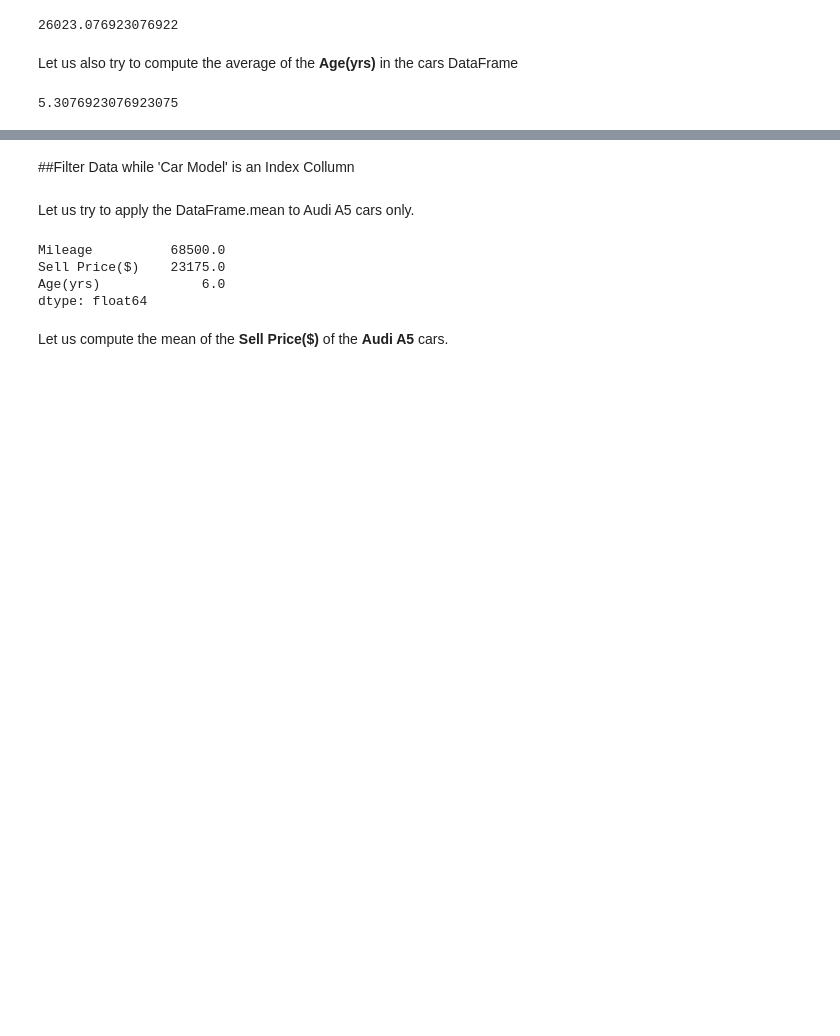
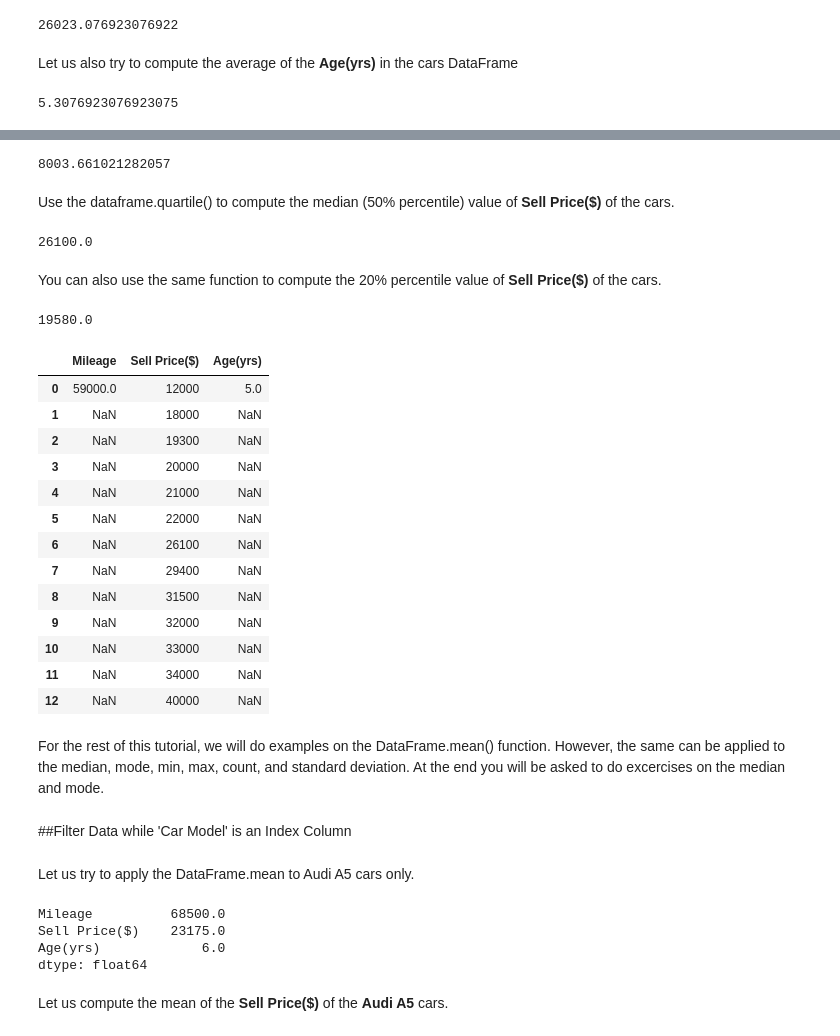
Before and after one commit to mkjubran/IntroToPython-NonIT, a Jupyter notebook: StatisticsforDataScience.ipynb, the cells around one changed output, grey strips where cells are left out. Saved outputs shown, nothing was run; the diff lists cells and outputs as text; code cells hidden in the pictures; blank space fills up the shorter version.

```diff
--- a/StatisticsforDataScience.ipynb
+++ b/StatisticsforDataScience.ipynb
@@ -103,5 +155,40 @@ cars['Age(yrs)'].mean()
+# %%
+cars['Sell Price($)'].std()
+# %% [output]
+8003.661021282057
+# %% [markdown]
+Use the dataframe.quartile() to compute the median (50% percentile) value of **Sell Price($)** of the cars.
+# %%
+cars['Sell Price($)'].quantile()
+# %% [output]
+26100.0
+# %% [markdown]
+You can also use the same function to compute the 20% percentile value of **Sell Price($)** of the cars.
+# %%
+cars['Sell Price($)'].quantile(0.2)
+# %% [output]
+19580.0
+# %%
+cars.mode()
+# %% [output]
+|  | Mileage | Sell Price($) | Age(yrs) |
+| 0 | 59000.0 | 12000 | 5.0 |
+| 1 | NaN | 18000 | NaN |
+| 2 | NaN | 19300 | NaN |
+| 3 | NaN | 20000 | NaN |
+| 4 | NaN | 21000 | NaN |
+| 5 | NaN | 22000 | NaN |
+| 6 | NaN | 26100 | NaN |
+| 7 | NaN | 29400 | NaN |
+| 8 | NaN | 31500 | NaN |
+| 9 | NaN | 32000 | NaN |
+| 10 | NaN | 33000 | NaN |
+| 11 | NaN | 34000 | NaN |
+| 12 | NaN | 40000 | NaN |
+# %% [markdown]
+For the rest of this tutorial, we will do examples on the DataFrame.mean() function. However, the same can be applied to the median, mode, min, max, count, and standard deviation. At the end you will be asked to do excercises on the median and mode.
 # %% [markdown]
-##Filter Data while 'Car Model' is an Index Collumn
+##Filter Data while 'Car Model' is an Index Column
 # %% [markdown]
 Let us try to apply the DataFrame.mean to Audi A5 cars only.
 # %%
```
Also changed, not shown: parts of 29 cells of this notebook.
